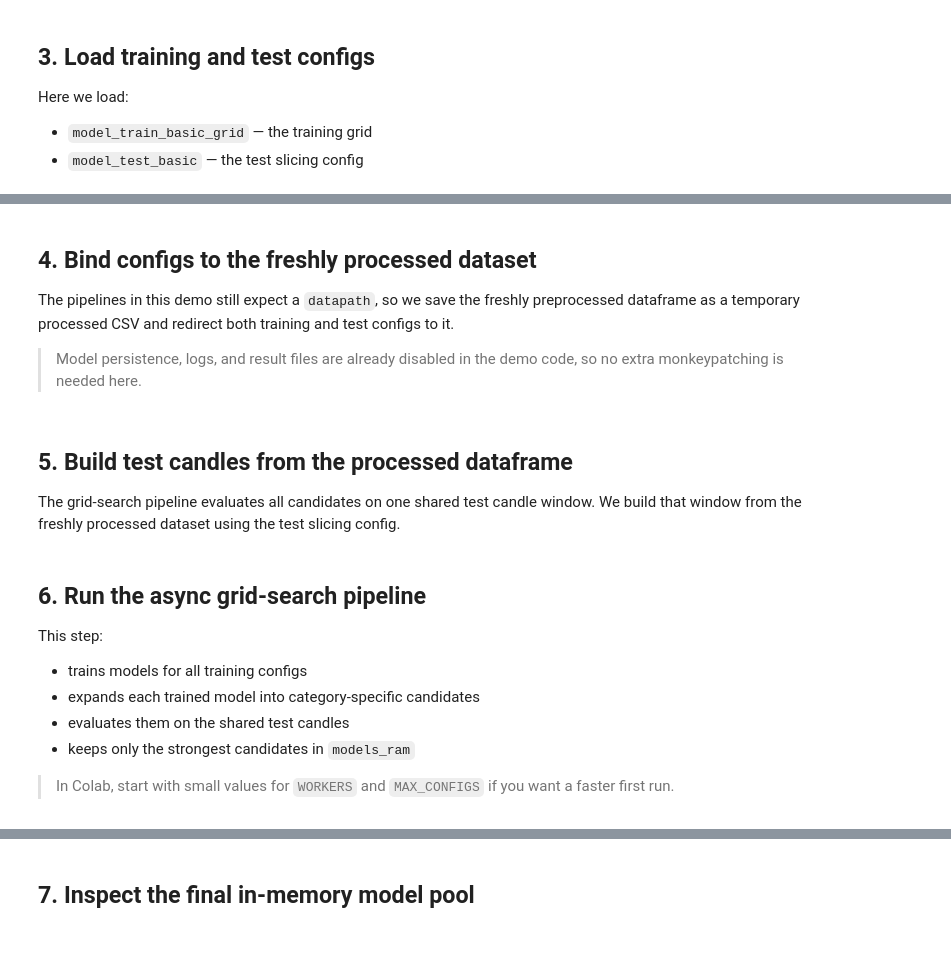
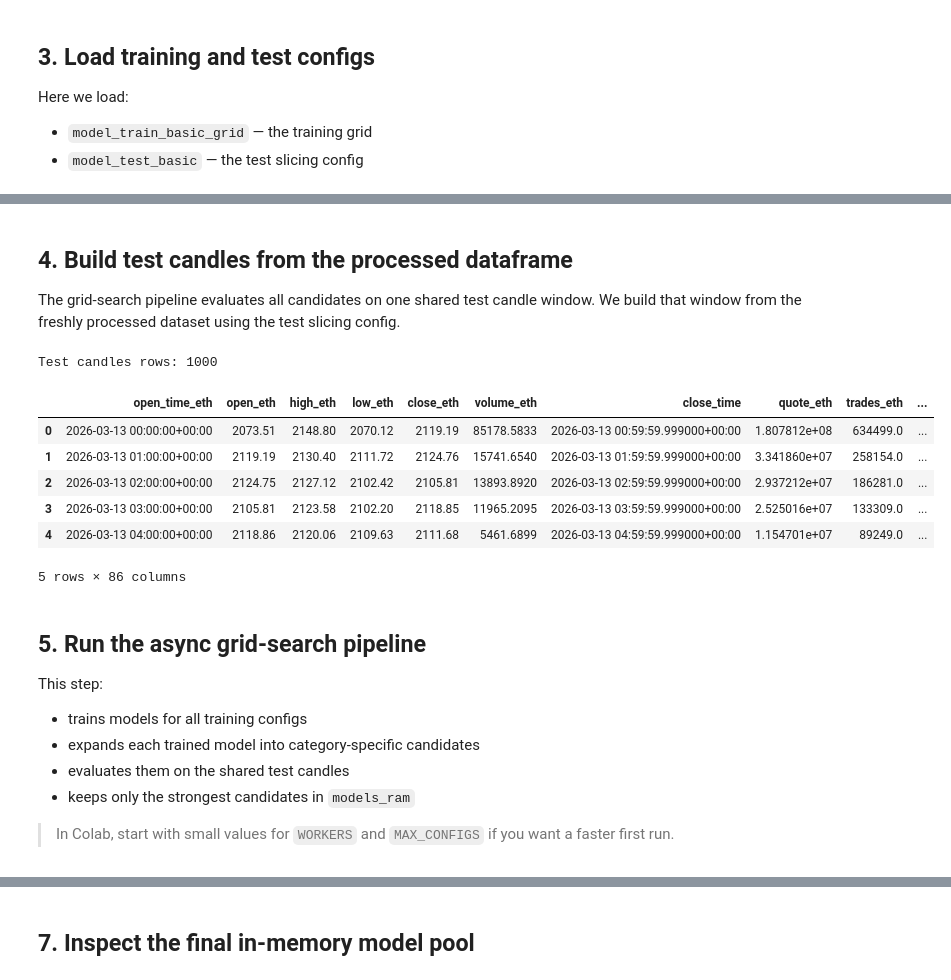
Before and after one commit to ixor911/ML_Pipeline_Demo, a Jupyter notebook: demo.ipynb, the cells around one changed output, grey strips where cells are left out. Drawn from its saved outputs; the diff is of its cells as text; code cells hidden in the pictures; blank space fills up the shorter version.

```diff
--- a/demo.ipynb
+++ b/demo.ipynb
@@ -103,58 +144,30 @@ pprint(test_config)
-# %% [markdown]
-## 4. Bind configs to the freshly processed dataset
-
-The pipelines in this demo still expect a `datapath`, so we save the freshly
-preprocessed dataframe as a temporary processed CSV and redirect both training
-and test configs to it.
-
-> Model persistence, logs, and result files are already disabled in the demo code,
-> so no extra monkeypatching is needed here.
-# %%
-from copy import deepcopy
-
-import paths
-
-# Save the freshly processed dataframe as a temporary processed dataset.
-paths.PROCESSED_DATA_DIR.mkdir(parents=True, exist_ok=True)
-demo_datapath = "demo_processed_6m_1h.csv"
-demo_processed_path = paths.PROCESSED_DATA_DIR / demo_datapath
-processed_df.to_csv(demo_processed_path, index=False)
-
-print(f"Temporary processed dataset saved to: {demo_processed_path}")
-
-# Redirect both training and test configs to the freshly processed dataset.
-training_configs = [deepcopy(cfg) for cfg in training_configs]
-test_config = deepcopy(test_config)
-
-for cfg in training_configs:
-    cfg["datapath"] = demo_datapath
-
-test_config["datapath"] = demo_datapath
-
-# Optional: cap the number of configs for a faster notebook demo.
-MAX_CONFIGS = None  # Example: 20
-if MAX_CONFIGS is not None:
-    training_configs = training_configs[:MAX_CONFIGS]
-
-print(f"Configs that will be used in this run: {len(training_configs)}")
 # %% [markdown]
-## 5. Build test candles from the processed dataframe
+## 4. Build test candles from the processed dataframe
 
 The grid-search pipeline evaluates all candidates on one shared test candle window.
 We build that window from the freshly processed dataset using the test slicing config.
 # %%
 from core.target.slicing import slice_data
 
 test_windows = slice_data(
-    datapath=test_config["datapath"],
+    df=processed_df,
     slicing_config=test_config["slicing"],
 )
 test_candles = test_windows[0]
 
 print(f"Test candles rows: {len(test_candles)}")
 display(test_candles.head())
+# %% [output]
+Test candles rows: 1000
+|  | open_time_eth | open_eth | high_eth | low_eth | close_eth | volume_eth | close_time | quote_eth | trades_eth | ... |
+| 0 | 2026-03-13 00:00:00+00:00 | 2073.51 | 2148.80 | 2070.12 | 2119.19 | 85178.5833 | 2026-03-13 00:59:59.999000+00:00 | 1.807812e+08 | 634499.0 | ... |
+| 1 | 2026-03-13 01:00:00+00:00 | 2119.19 | 2130.40 | 2111.72 | 2124.76 | 15741.6540 | 2026-03-13 01:59:59.999000+00:00 | 3.341860e+07 | 258154.0 | ... |
+| 2 | 2026-03-13 02:00:00+00:00 | 2124.75 | 2127.12 | 2102.42 | 2105.81 | 13893.8920 | 2026-03-13 02:59:59.999000+00:00 | 2.937212e+07 | 186281.0 | ... |
+| 3 | 2026-03-13 03:00:00+00:00 | 2105.81 | 2123.58 | 2102.20 | 2118.85 | 11965.2095 | 2026-03-13 03:59:59.999000+00:00 | 2.525016e+07 | 133309.0 | ... |
+| 4 | 2026-03-13 04:00:00+00:00 | 2118.86 | 2120.06 | 2109.63 | 2111.68 | 5461.6899 | 2026-03-13 04:59:59.999000+00:00 | 1.154701e+07 | 89249.0 | ... |
+5 rows × 86 columns
 # %% [markdown]
-## 6. Run the async grid-search pipeline
+## 5. Run the async grid-search pipeline
 
 This step:
 - trains models for all training configs
```
Also changed, not shown: parts of 7 cells of this notebook.
